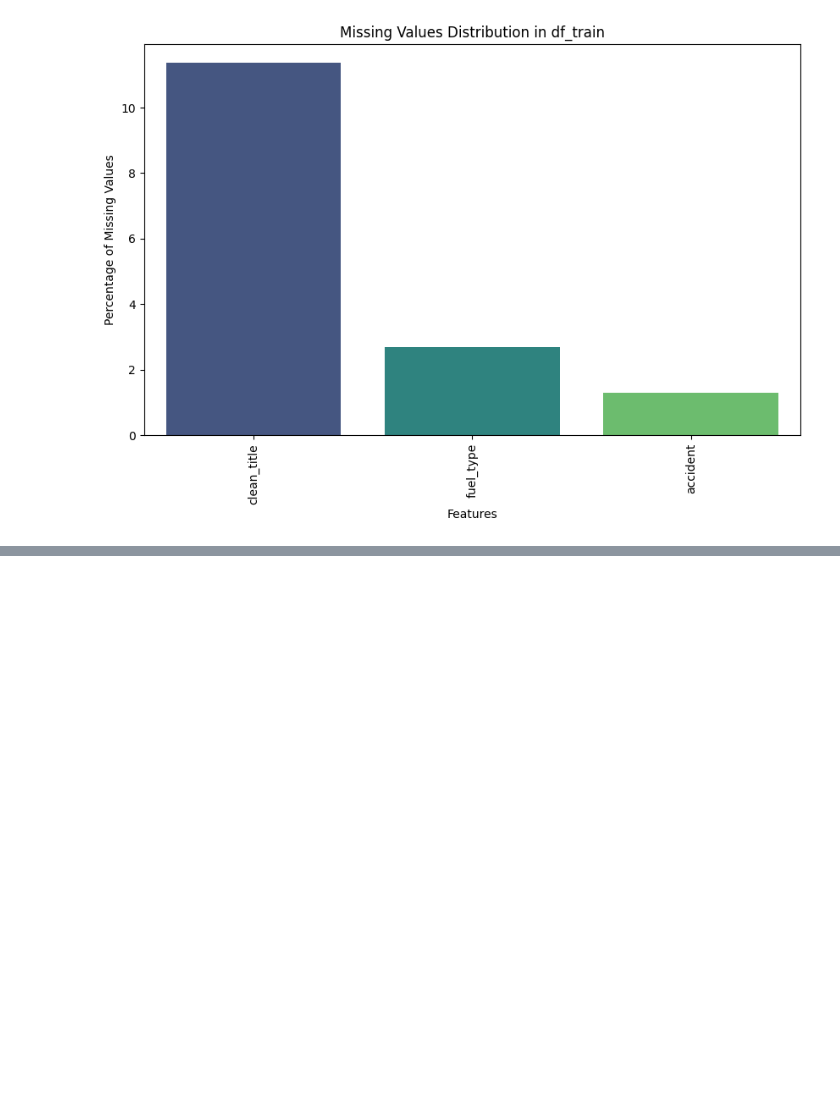
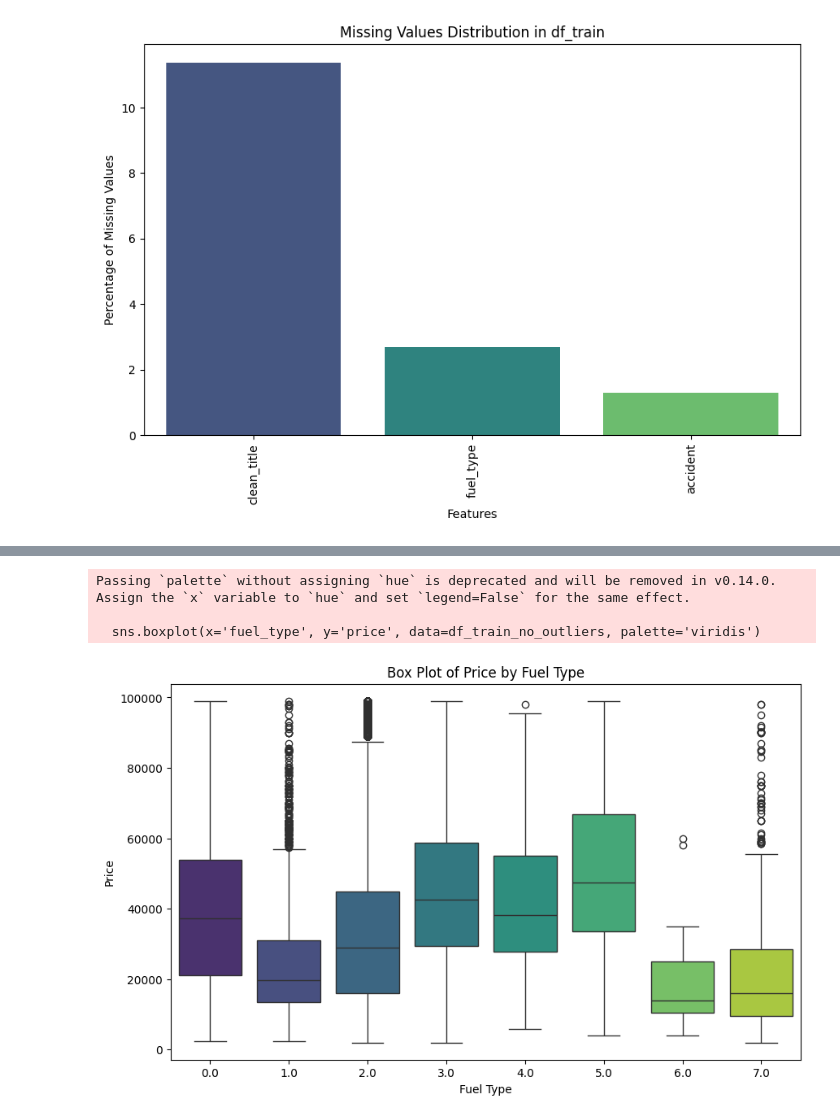
Before and after one commit to AI-School-F5-P3/regression-model-angel, a Jupyter notebook: main2.ipynb, the cells around one changed output, grey strips where cells are left out. Drawn from its saved outputs; the diff is of its cells as text; code cells hidden in the pictures; blank space fills up the shorter version.

```diff
--- a/main2.ipynb
+++ b/main2.ipynb
@@ -248,0 +318,8 @@ Passing `palette` without assigning `hue` is deprecated and will be removed in v
+# %%
+from sklearn.preprocessing import OrdinalEncoder
+cat_cols_train = df_train_imputed.select_dtypes(include=['object']).columns
+cat_cols_train = cat_cols_train[cat_cols_train != 'class']
+ordinal_encoder = OrdinalEncoder(handle_unknown='use_encoded_value', unknown_value=-1)
+
+df_train_imputed[cat_cols_train] = ordinal_encoder.fit_transform(df_train_imputed[cat_cols_train].astype(str))
+df_test_imputed[cat_cols_train] = ordinal_encoder.transform(df_test_imputed[cat_cols_train].astype(str))
@@ -248,0 +344,14 @@ Passing `palette` without assigning `hue` is deprecated and will be removed in v
+# %%
+df_train = df_train_imputed
+df_test = df_test_imputed
+# %%
+#df_train.drop(columns=['brand','clean_title'], inplace=True)
+#df_test.drop(columns=['brand','clean_title'], inplace=True)
+#df_train = pd.get_dummies(df_train, columns=['engine'], drop_first=True)
+#df_test = pd.get_dummies(df_test, columns=['engine'], drop_first=True)
+#df_train['milage_per_year'] = df_train['milage'] / (2024 - df_train['model_year'])
+#df_test['milage_per_year'] = df_test['milage'] / (2024 - df_test['model_year'])
+#df_train['car_age'] = 2024 - df_train['model_year']
+#df_test['car_age'] = 2024 - df_test['model_year']
+df_train['engine_transmission'] = df_train['engine'] * df_train['transmission']
+df_test['engine_transmission'] = df_test['engine'] * df_test['transmission']
@@ -248,0 +407,13 @@ Passing `palette` without assigning `hue` is deprecated and will be removed in v
+# %%
+def remove_outliers_iqr(df, column):
+    Q1 = df[column].quantile(0.25)
+    Q3 = df[column].quantile(0.75)
+    IQR = Q3 - Q1
+    lower_bound = Q1 - 1.5 * IQR
+    upper_bound = Q3 + 1.5 * IQR
+    df_out = df[(df[column] >= lower_bound) & (df[column] <= upper_bound)]
+    return df_out
+
+df_train_no_outliers = remove_outliers_iqr(df_train, 'milage')
+df_train_no_outliers = remove_outliers_iqr(df_train_no_outliers, 'price')
+df_train_no_outliers.reset_index(drop=True, inplace=True)
@@ -248,0 +462,12 @@ Passing `palette` without assigning `hue` is deprecated and will be removed in v
+# %%
+plt.figure(figsize=(10, 6))
+sns.boxplot(x='fuel_type', y='price', data=df_train_no_outliers, palette='viridis')
+plt.title('Box Plot of Price by Fuel Type')
+plt.xlabel('Fuel Type')
+plt.ylabel('Price')
+plt.show()
+# %% [output]
+Passing `palette` without assigning `hue` is deprecated and will be removed in v0.14.0. Assign the `x` variable to `hue` and set `legend=False` for the same effect.
+
+  sns.boxplot(x='fuel_type', y='price', data=df_train_no_outliers, palette='viridis')
+[figure, added]
```
Also changed, not shown: parts of 32 cells of this notebook, 2 other files.
